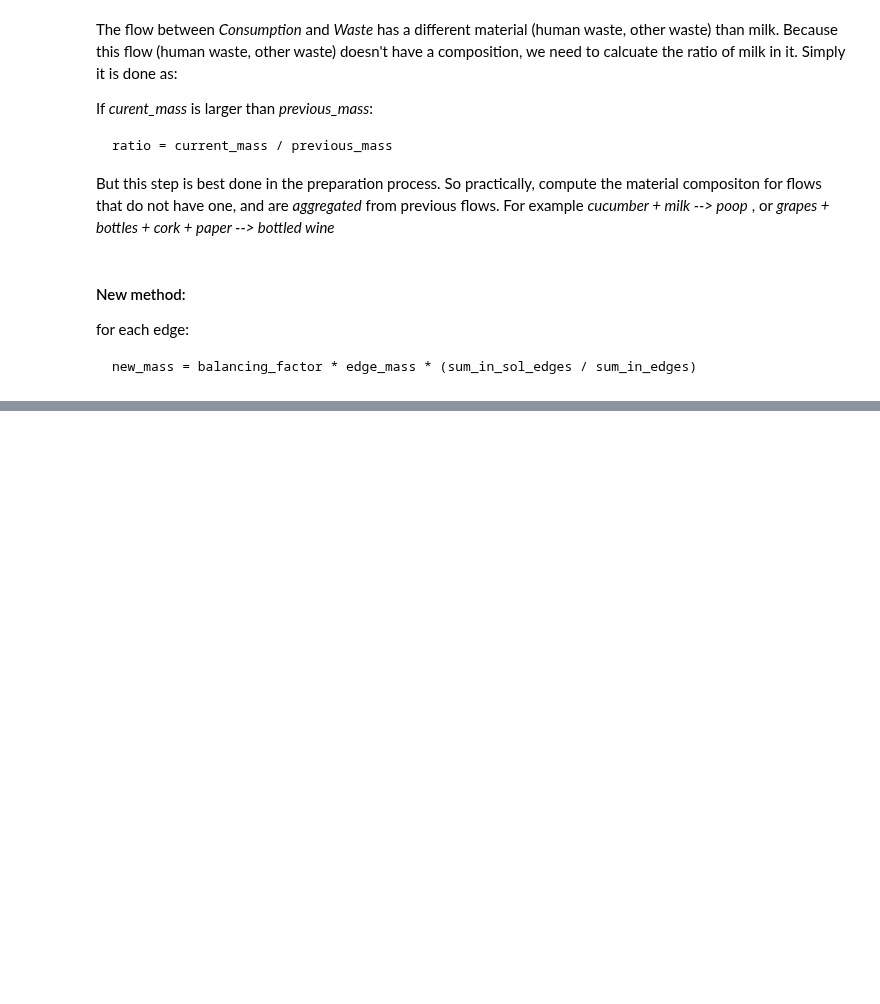
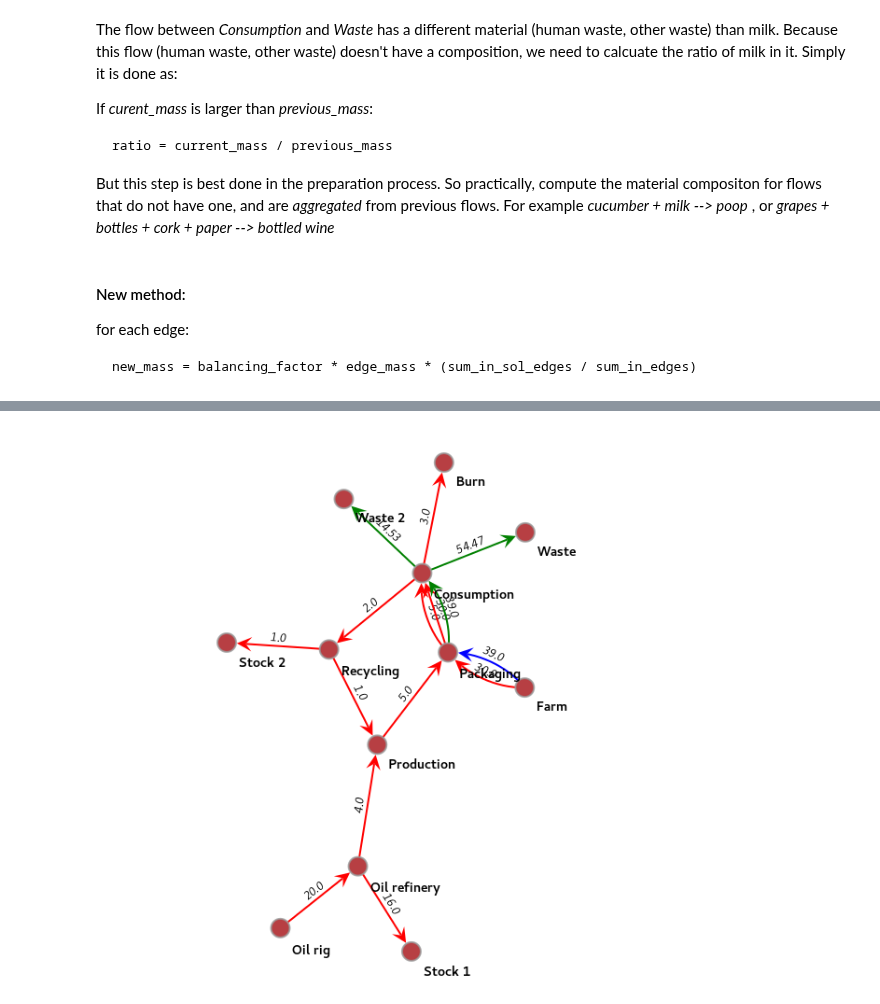
Before and after one commit to MaxBo/REPAiR-Web, a Jupyter notebook: flow_modelling/flow_modelling.ipynb, the cells around one changed output, grey strips where cells are left out. Saved outputs shown, nothing was run; the diff lists cells and outputs as text; code cells hidden in the pictures; blank space fills up the shorter version.

```diff
--- a/flow_modelling/flow_modelling.ipynb
+++ b/flow_modelling/flow_modelling.ipynb
@@ -421,0 +415,33 @@ gt.draw.graph_draw(g_split, vertex_size=20, vertex_text=g_split.vp.id,
+# %%
+g_split.clear_filters()
+eprop_mass_sol = eprop_mass.copy()
+balancing_factor = 0.6
+eprop_mass_sol[sol_e] = eprop_mass_sol[sol_e] * balancing_factor
+
+for i,e in enumerate(g_split.edges()):
+    if edge_mask[e]:
+        src = e.source()
+        if src.in_degree() > 0:
+            all_in = src.in_edges()
+            all_out = src.out_edges()
+            s = []
+            f = []
+            for ein in all_in:
+                s.append(eprop_mass[ein])
+                if edge_mask[ein]:
+                    f.append(eprop_mass[ein])
+            sum_in = sum(s)
+            flow = sum(f)
+            sum_siblings_sol = sum([eprop_mass[out] for out in all_out if edge_mask[out]]) # sum of mass of the siblings that belong the the solution
+            portion_in = flow * (eprop_mass[e] / sum_siblings_sol) # portion of incoming mass in the current edge (solution edges only)
+            portion_rest = eprop_mass[e] - portion_in # the rest of the flow which does not stem from the incoming solution edge
+            eprop_mass_sol[e] = ( portion_in * balancing_factor ) + portion_rest
+
+eprop_mass_sol_text = g_split.new_edge_property("string", vals=[round(i,2) for i in eprop_mass_sol])
+# %%
+gt.draw.graph_draw(g_split, vertex_size=20, vertex_text=g_split.vp.id,
+                   vprops={"text_position":1, "font_weight": cairo.FONT_WEIGHT_BOLD, "font_size":14},
+                   eprops={"font_slant":cairo.FONT_SLANT_ITALIC, "color":ecolors},
+                   edge_text=eprop_mass_sol_text, inline=True)
+# %% [output]
+[figure, added]
```
Also changed, not shown: parts of 18 cells of this notebook.
